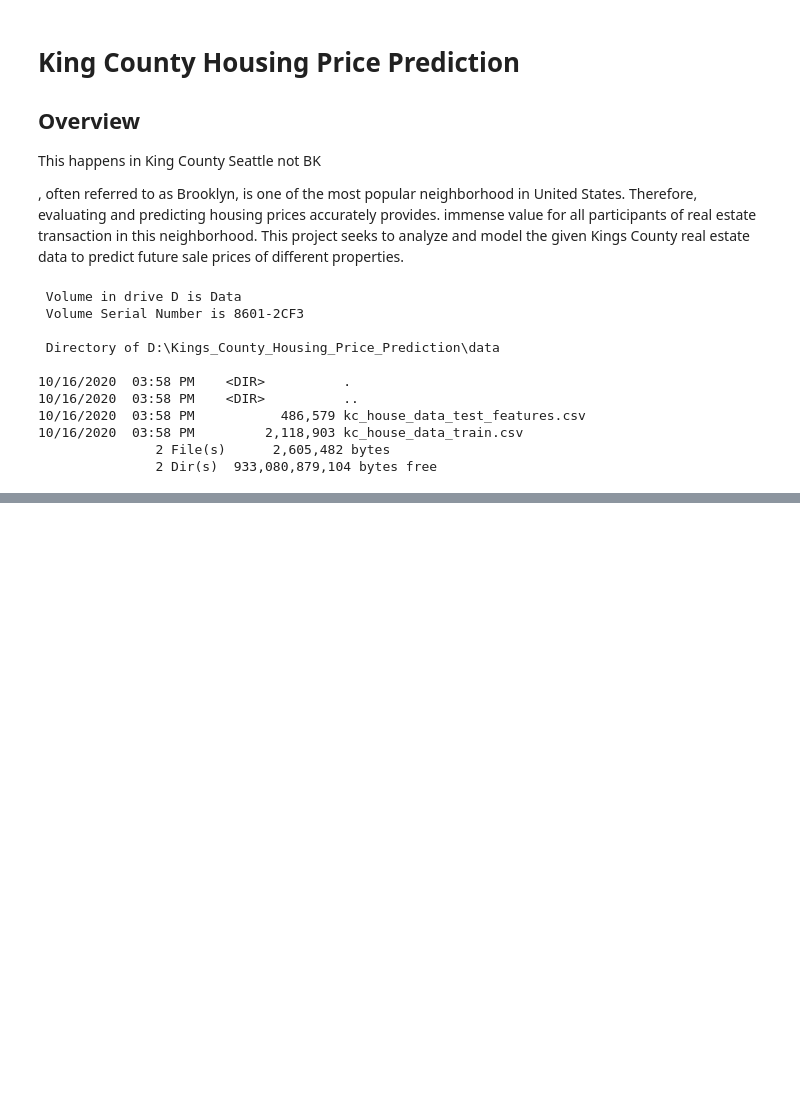
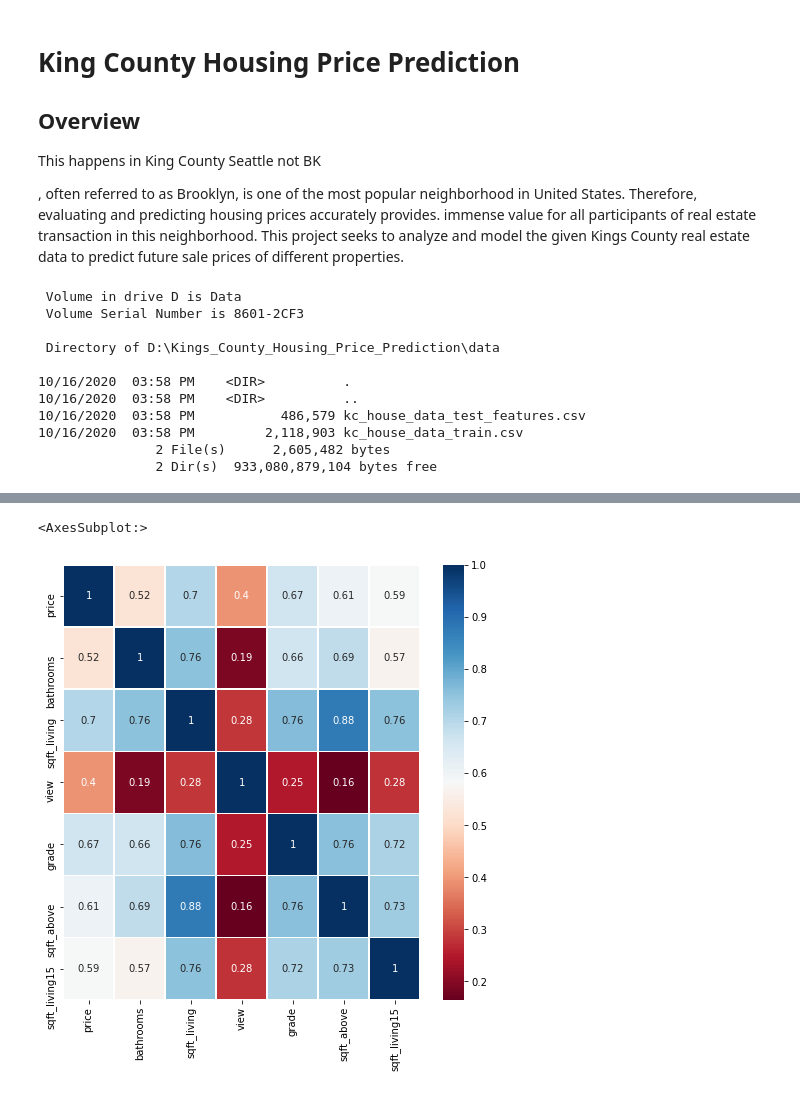
Before and after one commit to yunghanjeong/King_County_Housing_Price_Prediction, a Jupyter notebook: housing_price_prediction.ipynb, the cells around one changed output, grey strips where cells are left out. Drawn from its saved outputs; the diff is of its cells as text; code cells hidden in the pictures; blank space fills up the shorter version.

```diff
--- a/housing_price_prediction.ipynb
+++ b/housing_price_prediction.ipynb
@@ -39,0 +132,7 @@ kc_df.head()
+# %%
+high_corr = ["price","bathrooms", "sqft_living","view","grade","sqft_above","sqft_living15"] #correlation greater than or equal to 0.4
+plt.subplots(figsize=(8,8))
+sns.heatmap(kc_df[high_corr].corr(), annot=True, linewidths=.5, cmap="RdBu")
+# %% [output]
+<AxesSubplot:>
+[figure, added]
```
Also changed, not shown: parts of 14 cells of this notebook.
